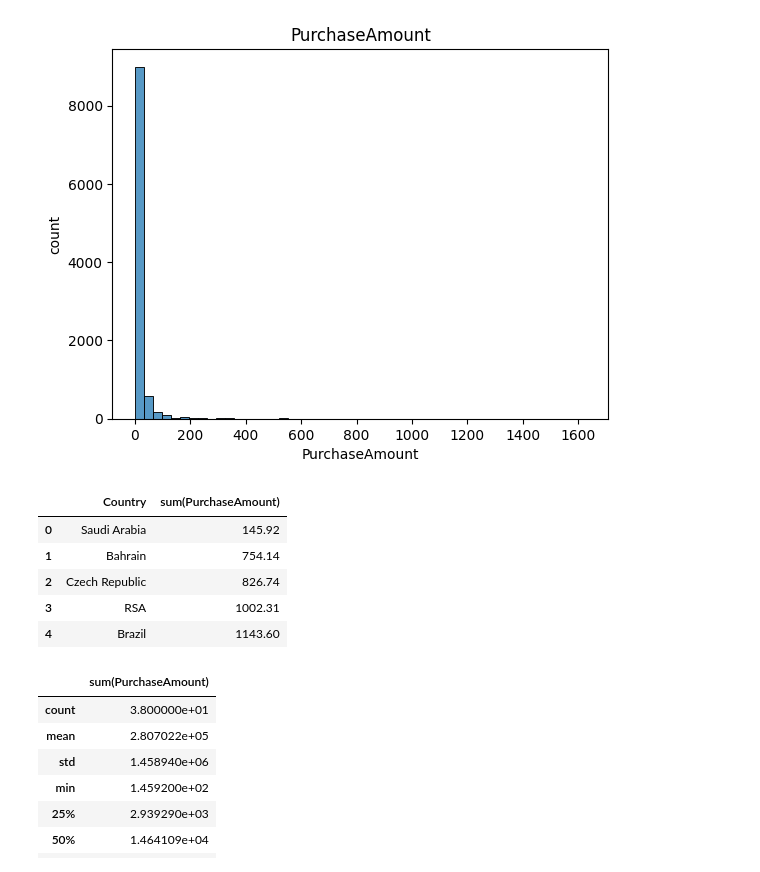
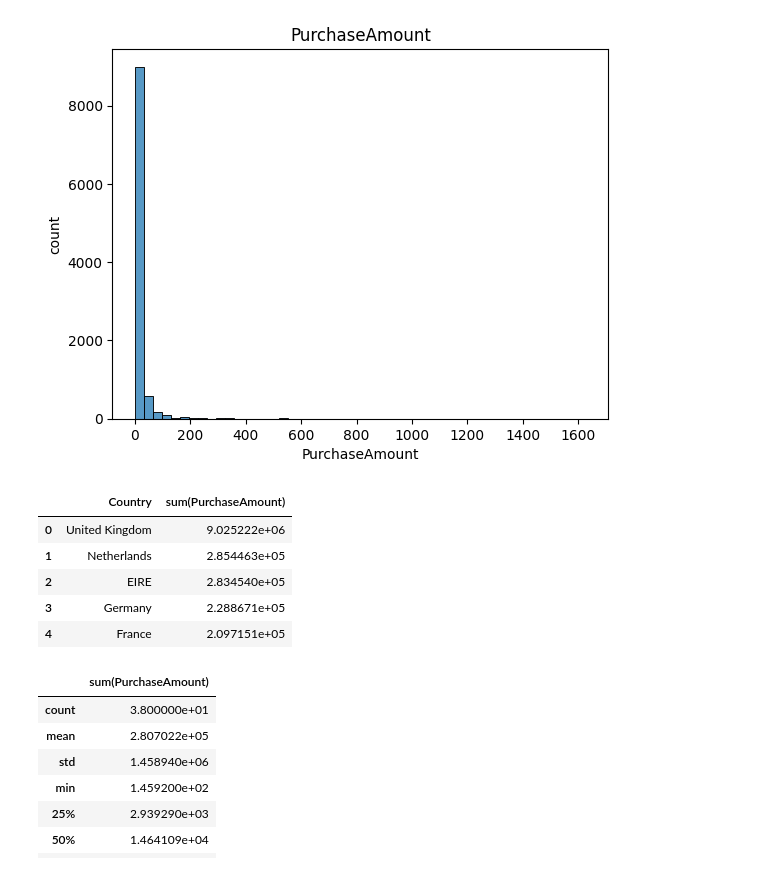
Before and after one commit to Hrtsh-Ynkzn/SAMURAI, a Jupyter notebook: Study/EC.ipynb, the cells around one changed output. Cells and saved outputs as stored; diff of their text form; code cells hidden in the pictures.

```diff
--- a/Study/EC.ipynb
+++ b/Study/EC.ipynb
@@ -215,23 +212,23 @@ plt.show()
 # %%
 # 国ごとの総購入金額のデータフレーム(df_EachCountry_total)に加工する
 df_EachCountry_total = duckdb.query(
                        f"""
                        SELECT Country,
                        SUM(PurchaseAmount)
                        FROM df_output
                        GROUP BY Country
-                       ORDER BY SUM(PurchaseAmount)
+                       ORDER BY SUM(PurchaseAmount) DESC
                        """
                        ).to_df()
 
 df_EachCountry_total.head()
 # %% [output]
 |  | Country | sum(PurchaseAmount) |
-| 0 | Saudi Arabia | 145.92 |
-| 1 | Bahrain | 754.14 |
-| 2 | Czech Republic | 826.74 |
-| 3 | RSA | 1002.31 |
-| 4 | Brazil | 1143.60 |
+| 0 | United Kingdom | 9.025222e+06 |
+| 1 | Netherlands | 2.854463e+05 |
+| 2 | EIRE | 2.834540e+05 |
+| 3 | Germany | 2.288671e+05 |
+| 4 | France | 2.097151e+05 |
 # %%
 # 基本統計量を確認
 df_EachCountry_total.describe()
```
Also changed, not shown: parts of 16 cells of this notebook.
